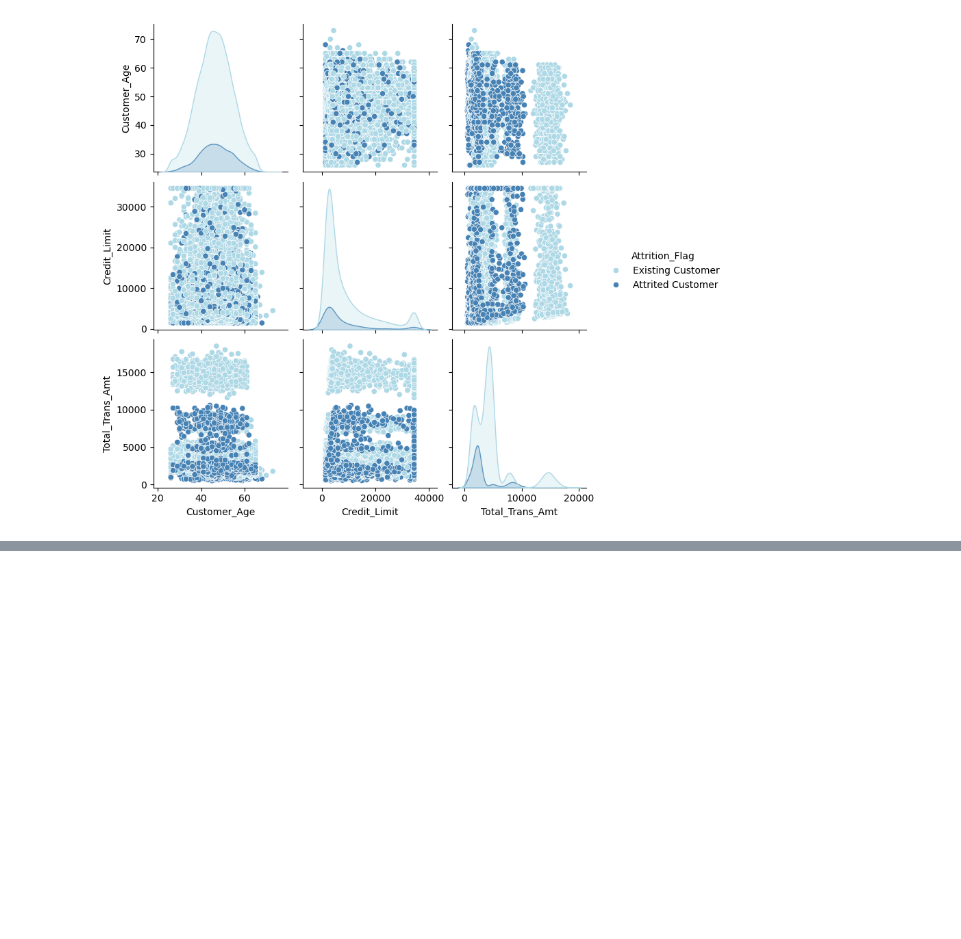
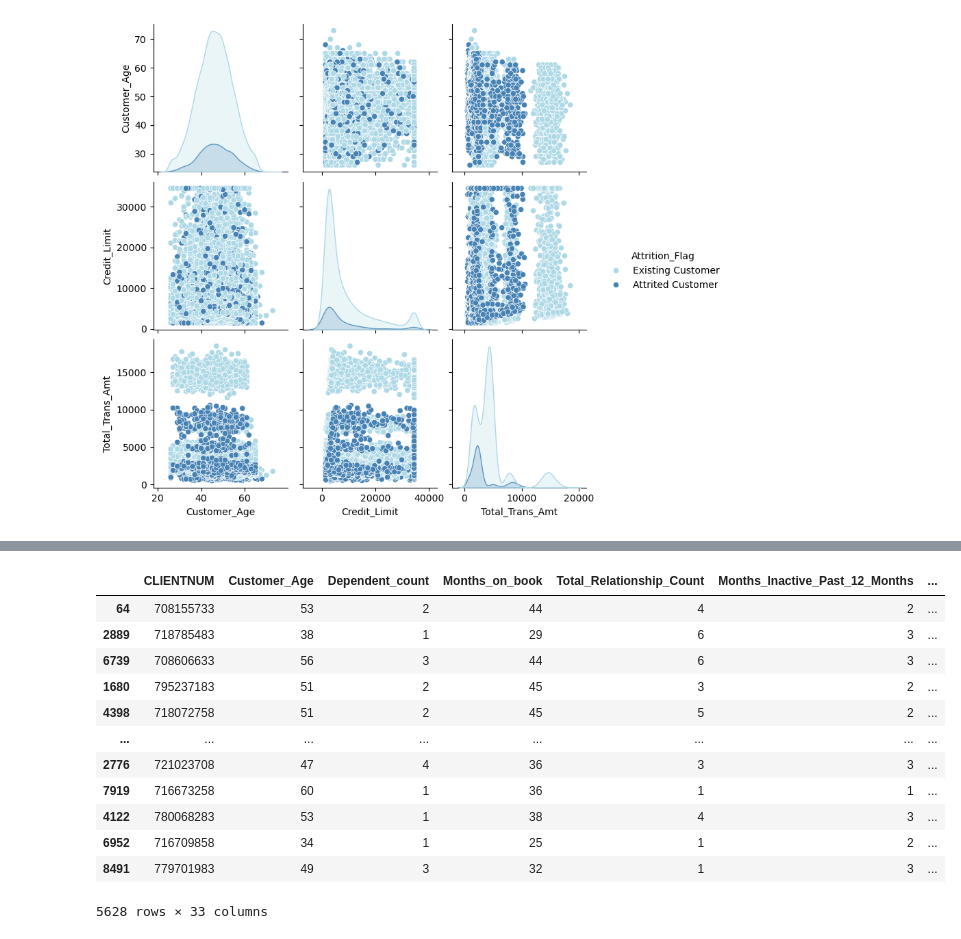
Before and after one commit to labelenn/Predicting-Bank-Customer-Attrition, a Jupyter notebook: customer_attrition.ipynb, the cells around one changed output, grey strips where cells are left out. Saved outputs shown, nothing was run; the diff lists cells and outputs as text; code cells hidden in the pictures; blank space fills up the shorter version.

```diff
--- a/customer_attrition.ipynb
+++ b/customer_attrition.ipynb
@@ -192,0 +254,18 @@ plt.show()
+# %%
+X_train, X_test, y_train, y_test = train_test_split(X, y, test_size=0.3, random_state=1, stratify=y)
+# %%
+X_train
+# %% [output]
+|  | CLIENTNUM | Customer_Age | Dependent_count | Months_on_book | Total_Relationship_Count | Months_Inactive_Past_12_Months | ... |
+| 64 | 708155733 | 53 | 2 | 44 | 4 | 2 | ... |
+| 2889 | 718785483 | 38 | 1 | 29 | 6 | 3 | ... |
+| 6739 | 708606633 | 56 | 3 | 44 | 6 | 3 | ... |
+| 1680 | 795237183 | 51 | 2 | 45 | 3 | 2 | ... |
+| 4398 | 718072758 | 51 | 2 | 45 | 5 | 2 | ... |
+| ... | ... | ... | ... | ... | ... | ... | ... |
+| 2776 | 721023708 | 47 | 4 | 36 | 3 | 3 | ... |
+| 7919 | 716673258 | 60 | 1 | 36 | 1 | 1 | ... |
+| 4122 | 780068283 | 53 | 1 | 38 | 4 | 3 | ... |
+| 6952 | 716709858 | 34 | 1 | 25 | 1 | 2 | ... |
+| 8491 | 779701983 | 49 | 3 | 32 | 1 | 3 | ... |
+5628 rows × 33 columns
```
Also changed, not shown: parts of 23 cells of this notebook, 1 other file.
